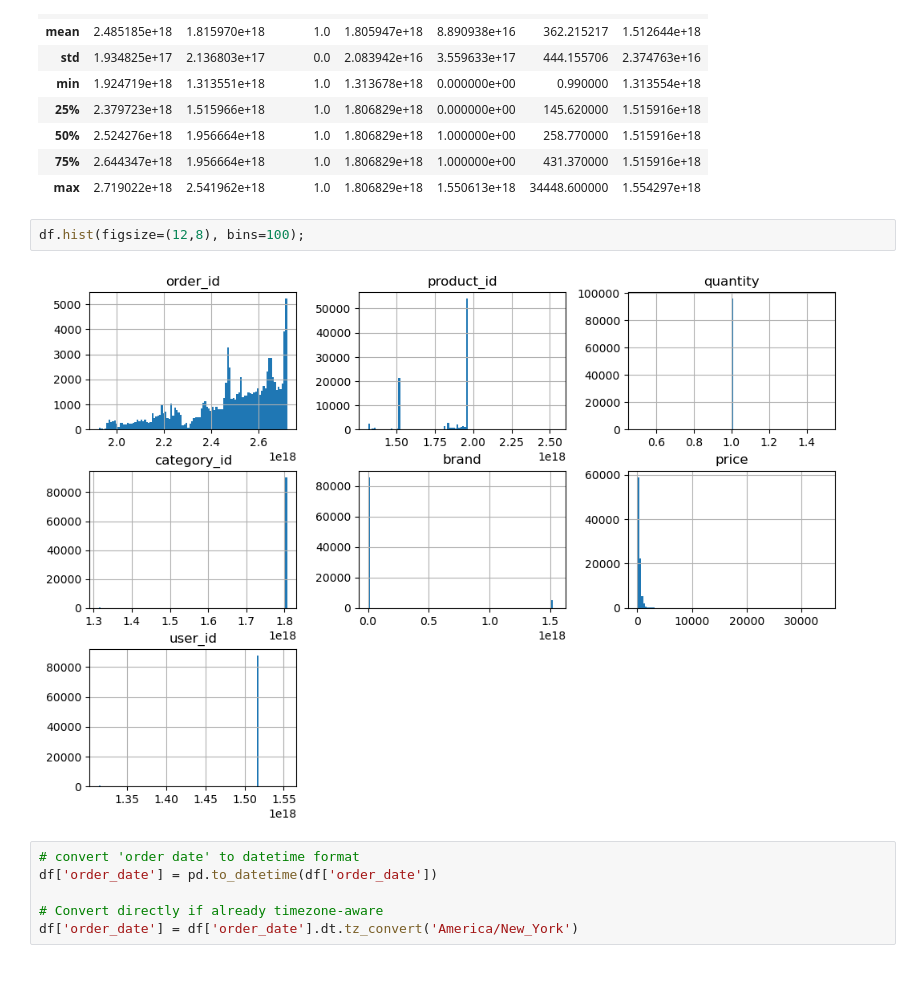
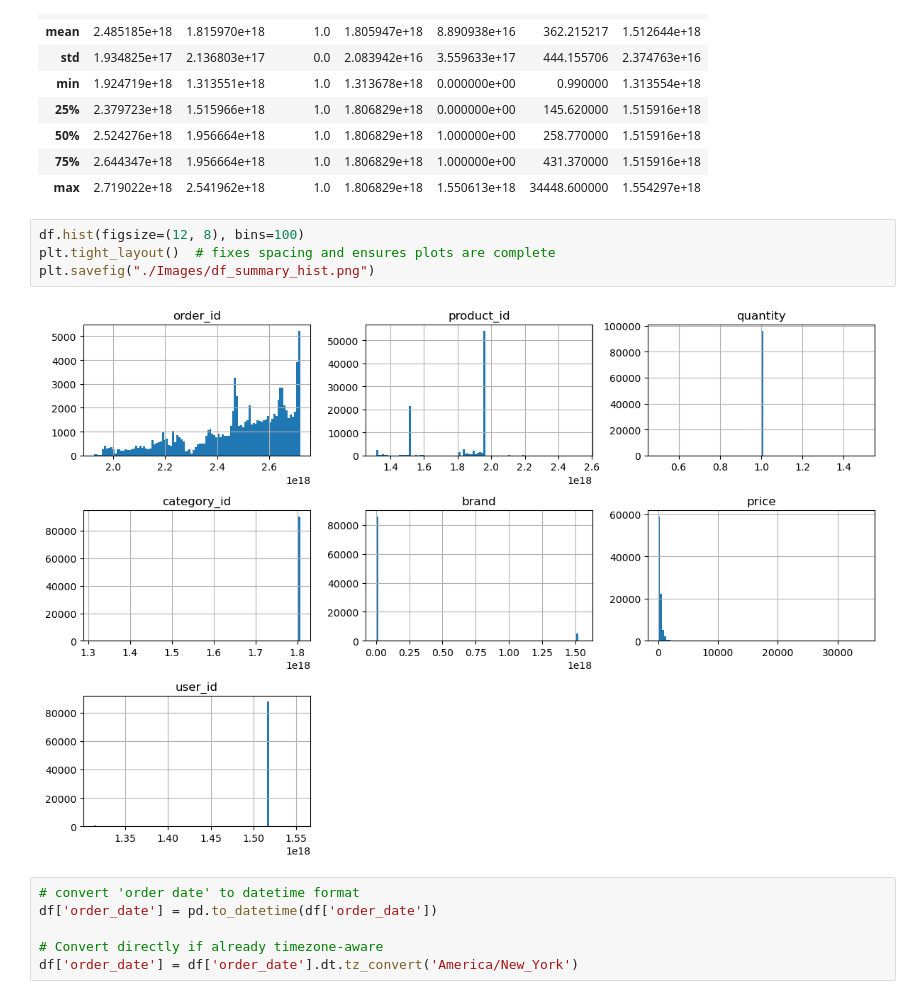
Before and after one commit to Sunjy0827/Data_Analysis_Cohort, a Jupyter notebook: cohort_analysis.ipynb, the cells around one changed output. Drawn from its saved outputs; the diff is of its cells as text.

```diff
--- a/cohort_analysis.ipynb
+++ b/cohort_analysis.ipynb
@@ -180,9 +157,11 @@ df.describe()
 | 75% | 2.644347e+18 | 1.956664e+18 | 1.0 | 1.806829e+18 | 1.000000e+00 | 431.370000 | 1.515916e+18 |
 | max | 2.719022e+18 | 2.541962e+18 | 1.0 | 1.806829e+18 | 1.550613e+18 | 34448.600000 | 1.554297e+18 |
 # %%
-df.hist(figsize=(12,8), bins=100);
+df.hist(figsize=(12, 8), bins=100)
+plt.tight_layout()  # fixes spacing and ensures plots are complete
+plt.savefig("./Images/df_summary_hist.png")
 # %% [output]
-[figure, old version]
+[figure, new version]
 # %%
 # convert 'order date' to datetime format
 df['order_date'] = pd.to_datetime(df['order_date'])
```
Also changed, not shown: parts of 27 cells of this notebook, 13 other files.
